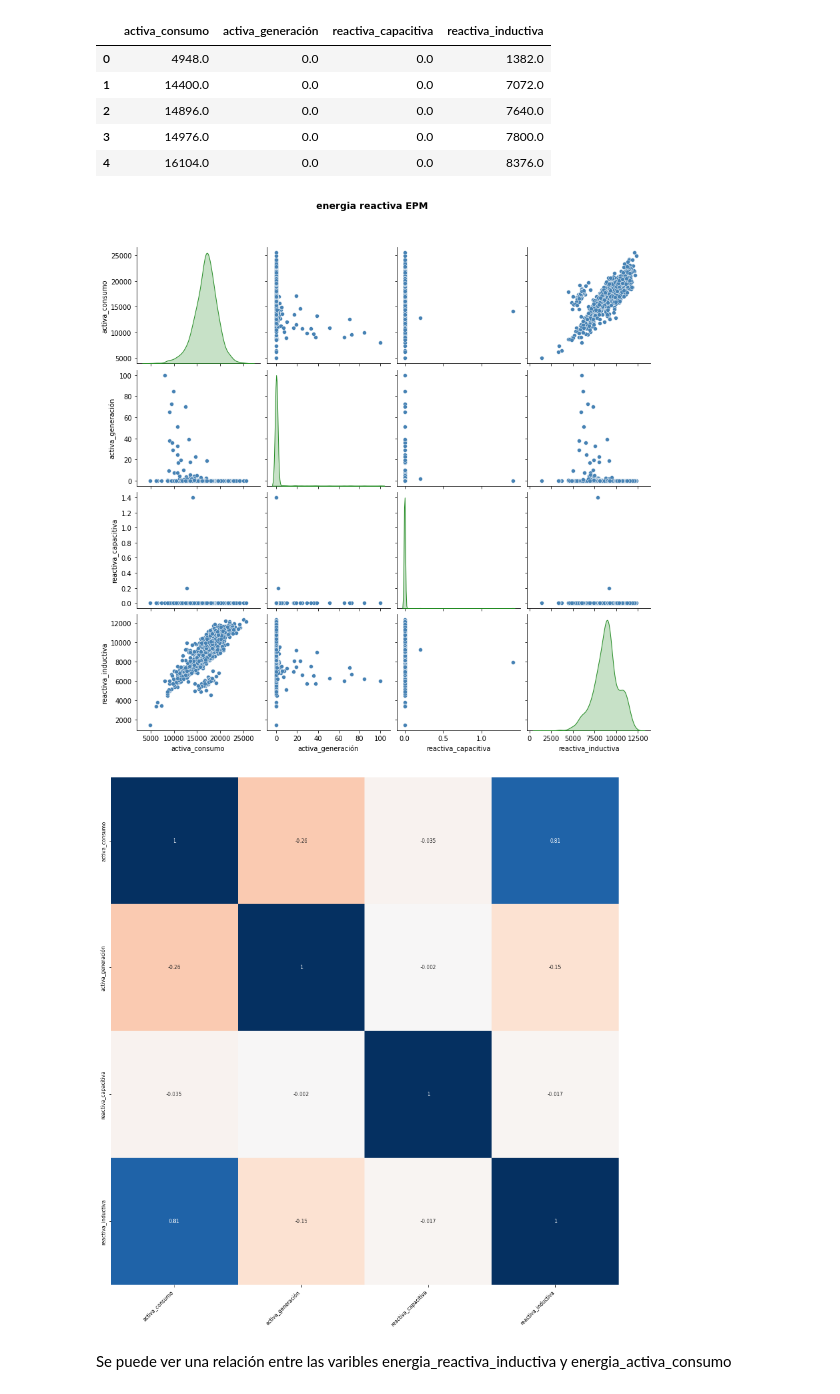
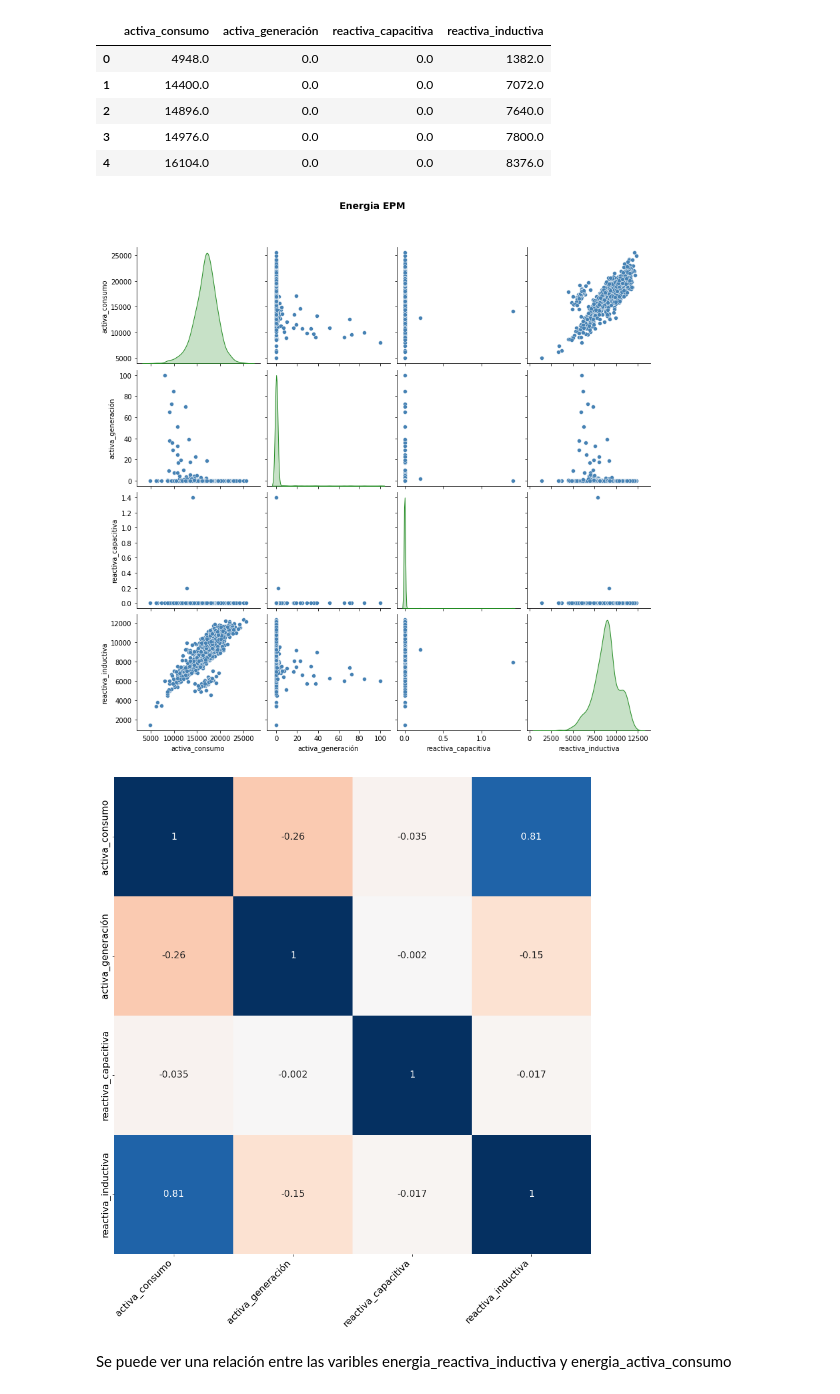
Before and after one commit to Causil/especializacion, a Jupyter notebook: monografia/momentos_evaluativos/Momento 3/ME03-G10-[1038129159]-[98761437].ipynb, the cells around one changed output. Cells and saved outputs as stored; diff of their text form; code cells hidden in the pictures.

```diff
--- a/monografia/momentos_evaluativos/Momento 3/ME03-G10-[1038129159]-[98761437].ipynb
+++ b/monografia/momentos_evaluativos/Momento 3/ME03-G10-[1038129159]-[98761437].ipynb
@@ -209,37 +201,37 @@ df_reactiva_epm[numCols].head()
 | 3 | 14976.0 | 0.0 | 0.0 | 7800.0 |
 | 4 | 16104.0 | 0.0 | 0.0 | 8376.0 |
 # %%
-multiple_plot(1, df_reactiva_epm , numCols, None, 'scatterplot', 'energia reactiva EPM',30)
+multiple_plot(1, df_reactiva_epm , numCols, None, 'scatterplot', 'Energia EPM',30)
 # %% [output]
-[figure, old version]
+[figure, new version]
 # %%
 matrizCorr = df_reactiva_epm[numCols].corr()
 # %%
 # Mapa de calor (Heatmap) de la matriz de correlaciones
 
 fig, ax = plt.subplots(nrows=1, ncols=1, figsize=(15, 15))
 
 sns.heatmap(
     matrizCorr,
     annot     = True,
     cbar      = False,
-    annot_kws = {"size": 8},
+    annot_kws = {"size": 16},
     vmin      = -1,
     vmax      = 1,
     center    = 0,
     cmap      = 'RdBu', #sns.diverging_palette(20, 220, n=200),
     square    = True,
     ax        = ax
 )
 
 ax.set_xticklabels(
     ax.get_xticklabels(),
     rotation = 45,
     horizontalalignment = 'right',
 )
 
-ax.tick_params(labelsize = 8)
+ax.tick_params(labelsize = 16)
 # %% [output]
-[figure, old version]
+[figure, new version]
 # %% [markdown]
 Se puede ver una relación entre las varibles energia_reactiva_inductiva y energia_activa_consumo
```
Also changed, not shown: parts of 26 cells of this notebook, 1 other file.
